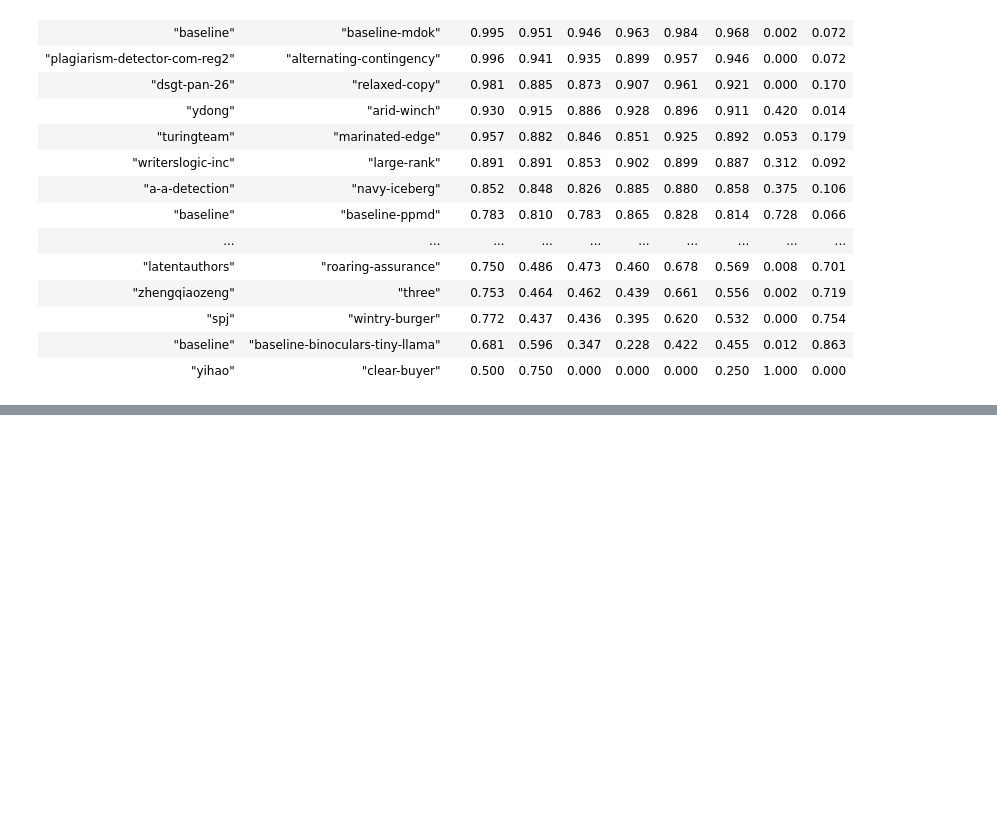
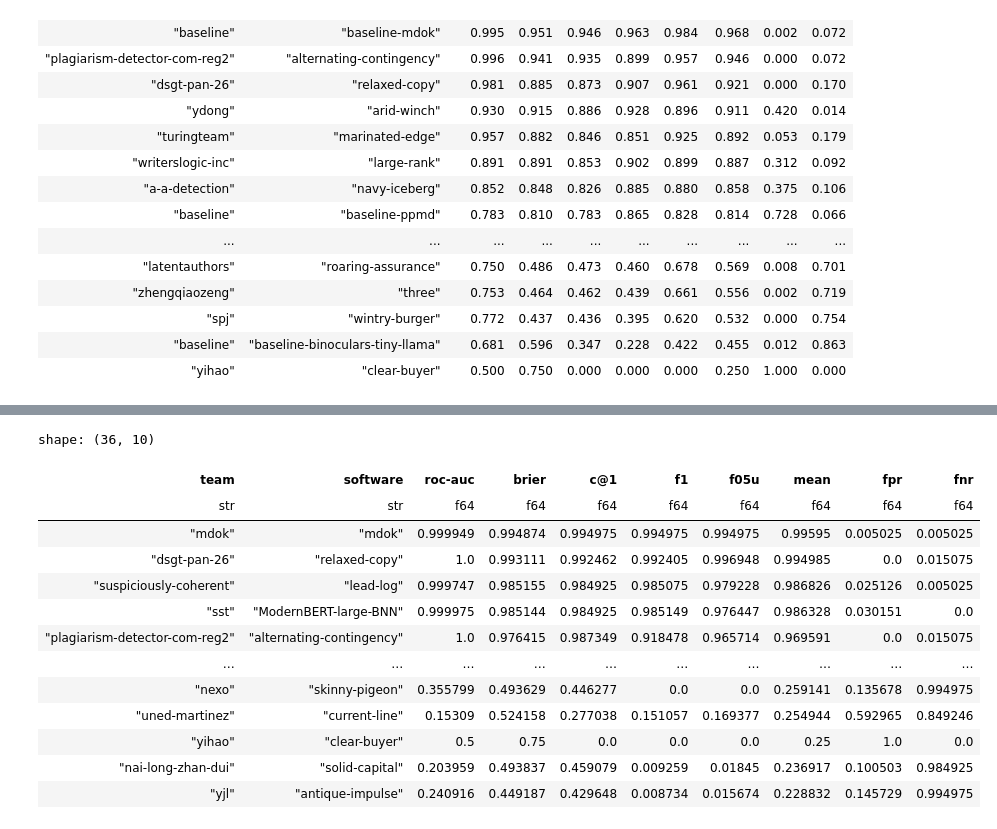
Before and after one commit to pan-webis-de/pan26-generative-ai-authorship-verification, a Jupyter notebook: notebooks/task-eval.ipynb, the cells around one changed output, grey strips where cells are left out. Saved outputs shown, nothing was run; the diff lists cells and outputs as text; code cells hidden in the pictures; blank space fills up the shorter version.

```diff
--- a/notebooks/task-eval.ipynb
+++ b/notebooks/task-eval.ipynb
@@ -221,0 +264,20 @@ shape: (37, 10)
+# %%
+get_results_per_run(pan26_df_filtered_best.filter(
+    (pl.col('source') == 'nytimes-writing-prompts-tibet-translated-en') |
+    ((pl.col('source') == 'nytimes-writing-prompts') & (pl.col('label_truth') == 0))
+), drop_run_and_ds=True)
+# %% [output]
+shape: (36, 10)
+| team | software | roc-auc | brier | c@1 | f1 | f05u | mean | fpr | fnr |
+| str | str | f64 | f64 | f64 | f64 | f64 | f64 | f64 | f64 |
+| "mdok" | "mdok" | 0.999949 | 0.994874 | 0.994975 | 0.994975 | 0.994975 | 0.99595 | 0.005025 | 0.005025 |
+| "dsgt-pan-26" | "relaxed-copy" | 1.0 | 0.993111 | 0.992462 | 0.992405 | 0.996948 | 0.994985 | 0.0 | 0.015075 |
+| "suspiciously-coherent" | "lead-log" | 0.999747 | 0.985155 | 0.984925 | 0.985075 | 0.979228 | 0.986826 | 0.025126 | 0.005025 |
+| "sst" | "ModernBERT-large-BNN" | 0.999975 | 0.985144 | 0.984925 | 0.985149 | 0.976447 | 0.986328 | 0.030151 | 0.0 |
+| "plagiarism-detector-com-reg2" | "alternating-contingency" | 1.0 | 0.976415 | 0.987349 | 0.918478 | 0.965714 | 0.969591 | 0.0 | 0.015075 |
+| … | … | … | … | … | … | … | … | … | … |
+| "nexo" | "skinny-pigeon" | 0.355799 | 0.493629 | 0.446277 | 0.0 | 0.0 | 0.259141 | 0.135678 | 0.994975 |
+| "uned-martinez" | "current-line" | 0.15309 | 0.524158 | 0.277038 | 0.151057 | 0.169377 | 0.254944 | 0.592965 | 0.849246 |
+| "yihao" | "clear-buyer" | 0.5 | 0.75 | 0.0 | 0.0 | 0.0 | 0.25 | 1.0 | 0.0 |
+| "nai-long-zhan-dui" | "solid-capital" | 0.203959 | 0.493837 | 0.459079 | 0.009259 | 0.01845 | 0.236917 | 0.100503 | 0.984925 |
+| "yjl" | "antique-impulse" | 0.240916 | 0.449187 | 0.429648 | 0.008734 | 0.015674 | 0.228832 | 0.145729 | 0.994975 |
```
Also changed, not shown: parts of 18 cells of this notebook.
